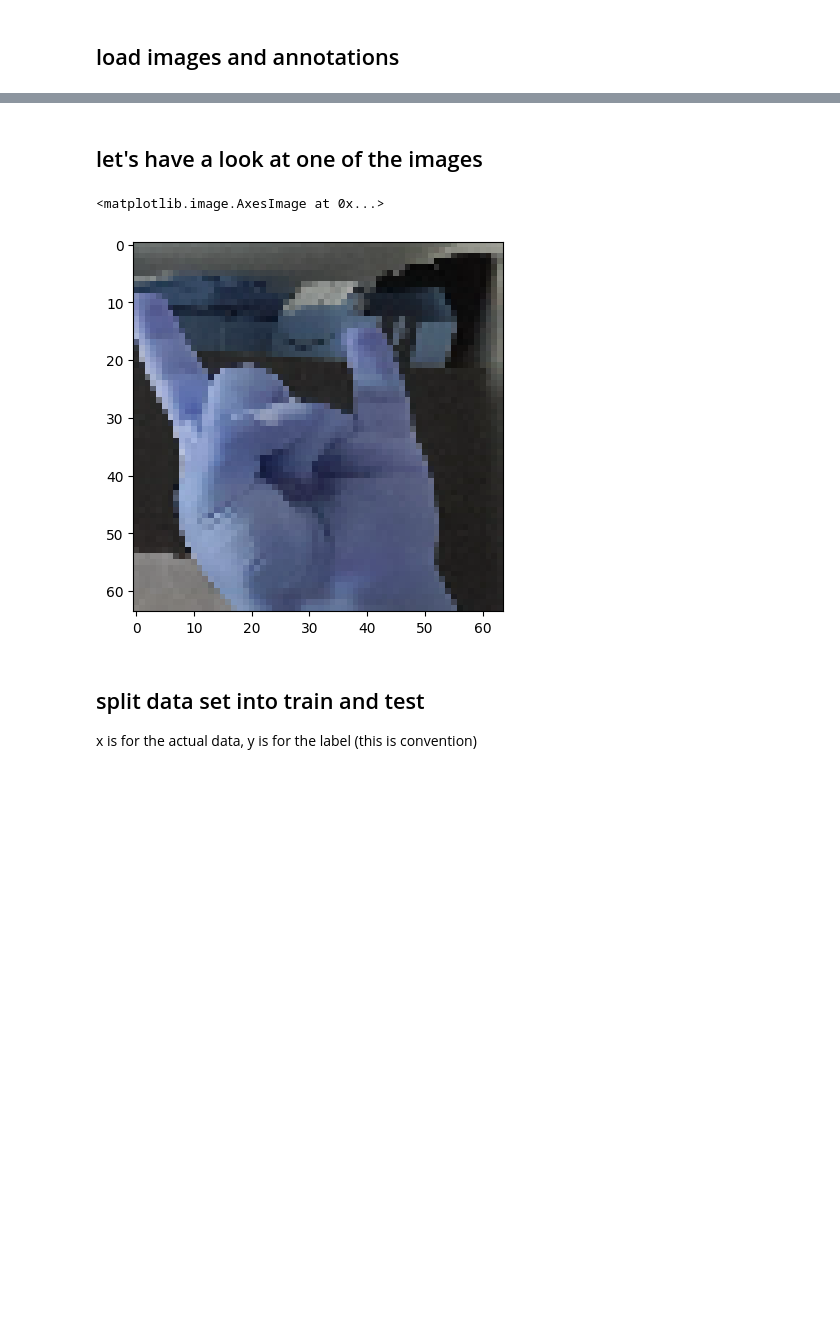
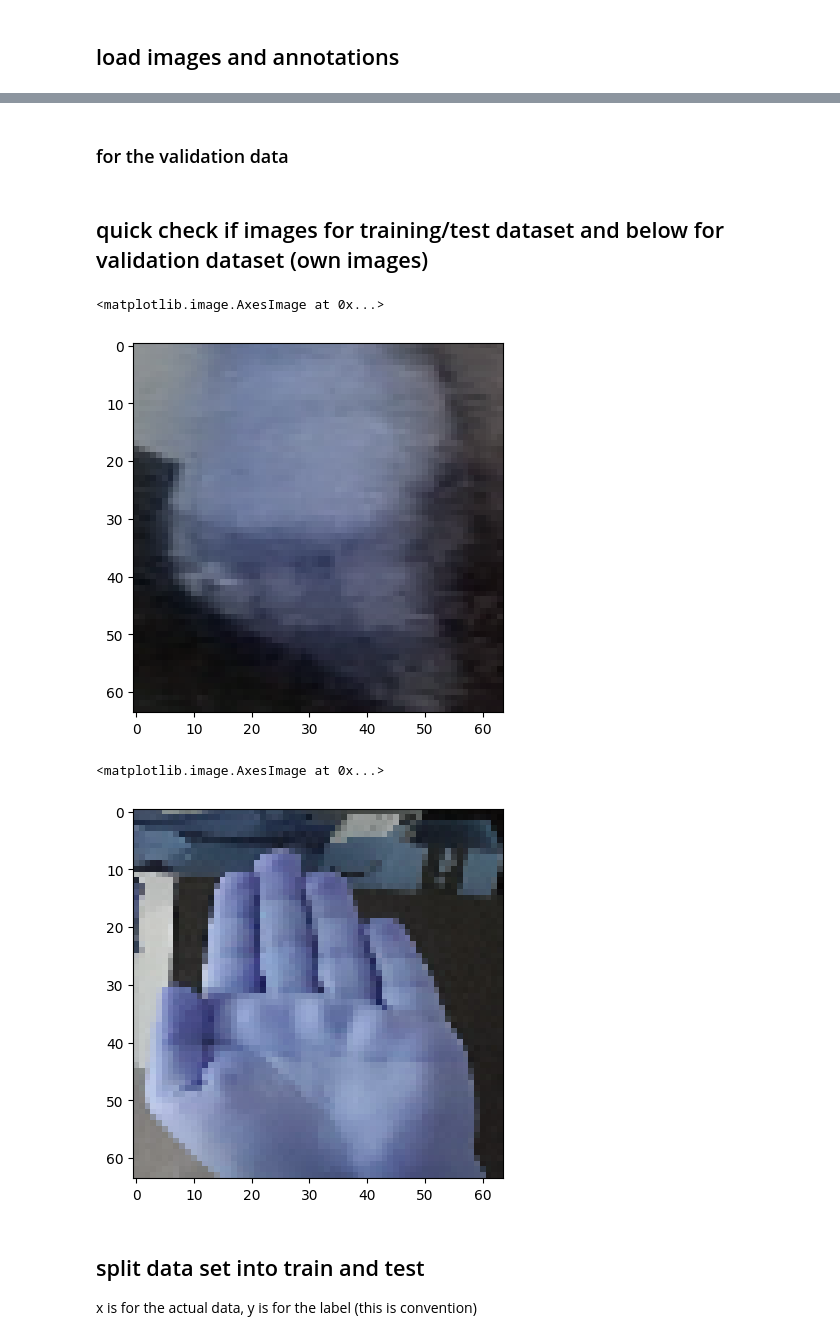
Before and after one commit to ITT23/assignment-05-cnn-Rusi91, a Jupyter notebook: 02-dataset/cnn_hagrid.ipynb, the cells around one changed output, grey strips where cells are left out. Drawn from its saved outputs; the diff is of its cells as text; code cells hidden in the pictures; blank space fills up the shorter version.

```diff
--- a/02-dataset/cnn_hagrid.ipynb
+++ b/02-dataset/cnn_hagrid.ipynb
@@ -35,7 +35,8 @@ from sklearn.metrics import confusion_matrix, ConfusionMatrixDisplay
 from keras.applications.vgg16 import VGG16
 
 # include only those gestures
-CONDITIONS = ['stop']
+CONDITIONS = ['like', 'dislike', 'stop', 'rock', 'peace']
+CONDITIONS_VALIDATION = ['like_validation', 'dislike_validation', 'stop_validation', 'rock_validation', 'peace_validation']
 
 # image size
 IMG_SIZE = 64
@@ -51,5 +54,5 @@ COLOR_CHANNELS = 3
 annotations = dict()
 
 for condition in CONDITIONS:
-    with open(f'annot-ruslan-asabidi.json') as f:
+    with open(f'_annotations/{condition}.json') as f:
         annotations[condition] = json.load(f)
@@ -56,3 +61,8 @@ for condition in CONDITIONS:
+# %%
+annotations_val = dict()
+
+with open(f'annot-ruslan-asabidi.json') as f:
+    annotations_val["annotations_validation"] = json.load(f)
 # %% [markdown]
 ## helper function to pre-process images (color channel conversion and resizing)
 # %%
@@ -112,3 +124,5 @@ for condition in CONDITIONS:
 
             images.append(preprocessed)
             labels.append(label_index)
+# %% [markdown]
+### for the validation data
@@ -115,10 +178,15 @@ for condition in CONDITIONS:
 # %% [markdown]
-## let's have a look at one of the images
+## quick check if images for training/test dataset and below for validation dataset (own images)
 # %%
 plt.imshow(random.sample(images, 1)[0])
 # %% [output]
 <matplotlib.image.AxesImage at 0x...>
-[figure, old version]
+[figure, new version]
+# %%
+plt.imshow(random.sample(images_val, 1)[0])
+# %% [output]
+<matplotlib.image.AxesImage at 0x...>
+[figure, added]
 # %% [markdown]
 ## split data set into train and test
 
```
Also changed, not shown: parts of 17 cells of this notebook.
